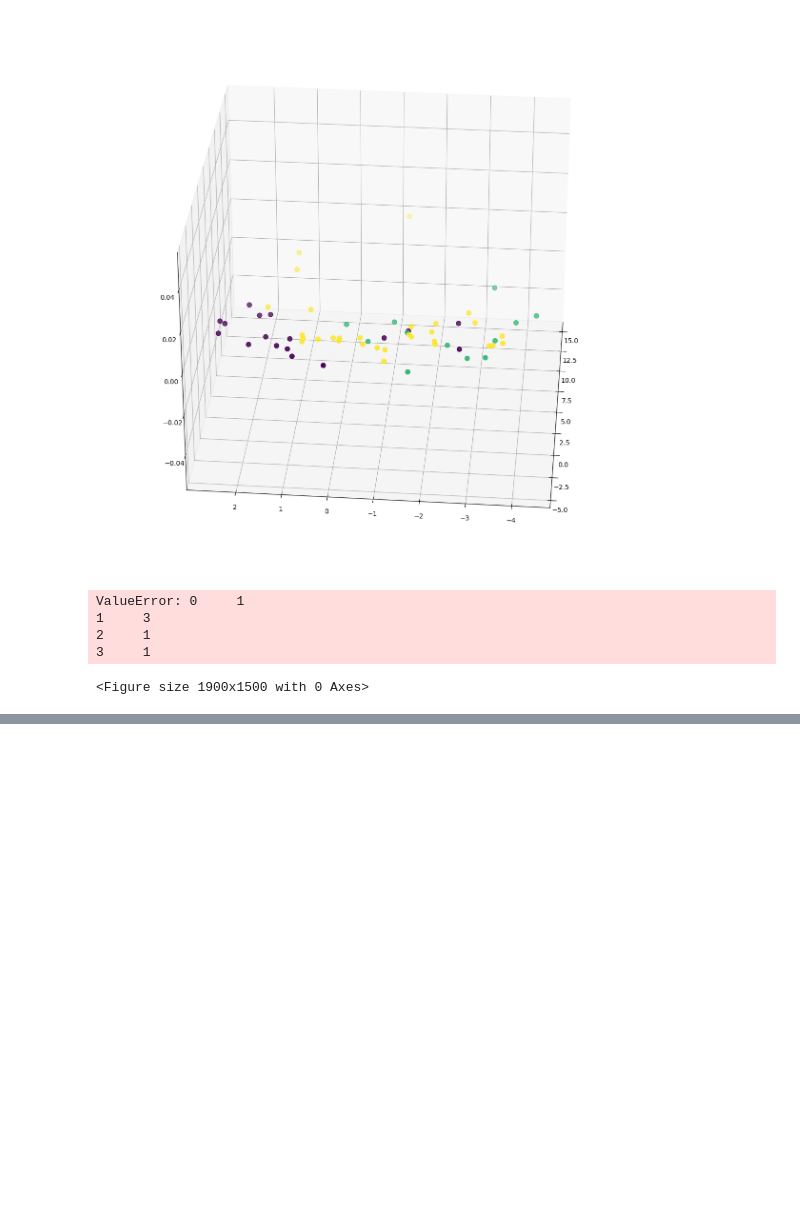
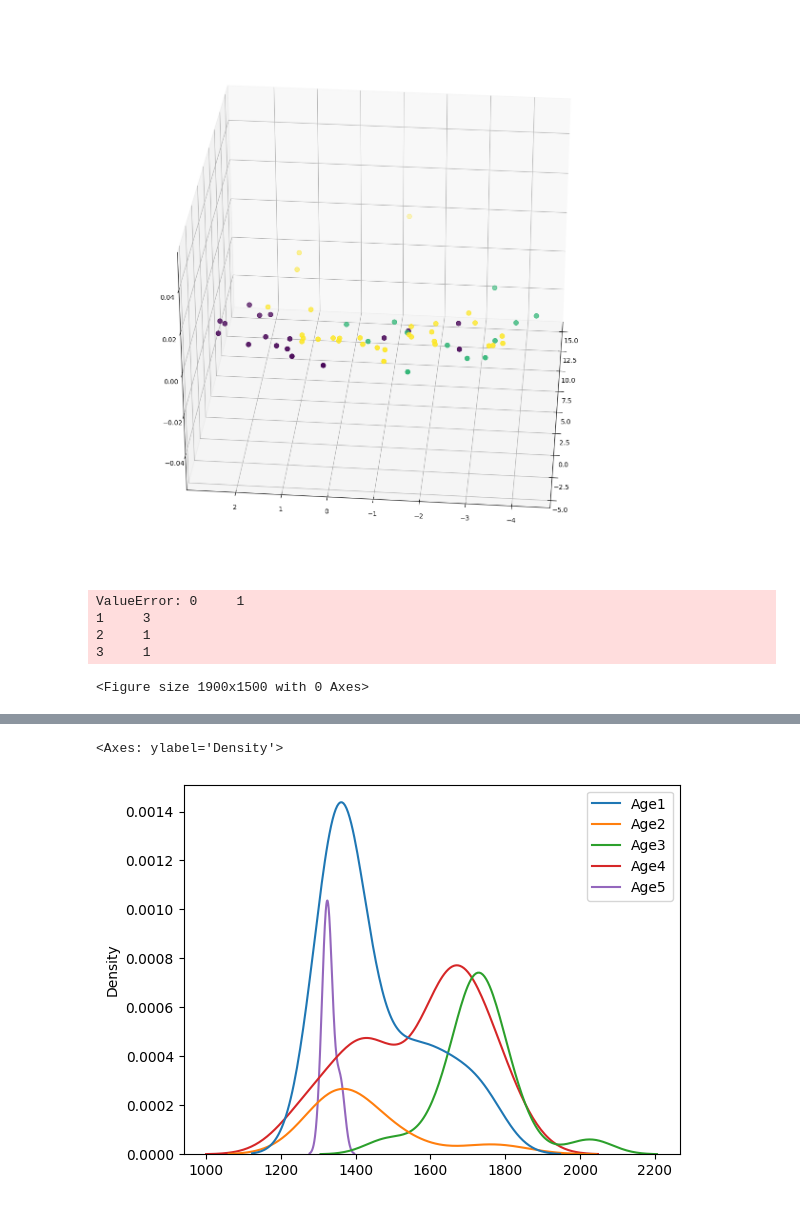
Before and after one commit to Neersha/Machine-learning, a Jupyter notebook: REE_PCA.ipynb, the cells around one changed output, grey strips where cells are left out. Drawn from its saved outputs; the diff is of its cells as text; code cells hidden in the pictures; blank space fills up the shorter version.

```diff
--- a/REE_PCA.ipynb
+++ b/REE_PCA.ipynb
@@ -164,0 +194,5 @@ ValueError: 0     1
+# %%
+sns.kdeplot(data=mart)
+# %% [output]
+<Axes: ylabel='Density'>
+[figure, added]
```
Also changed, not shown: parts of 7 cells of this notebook.
